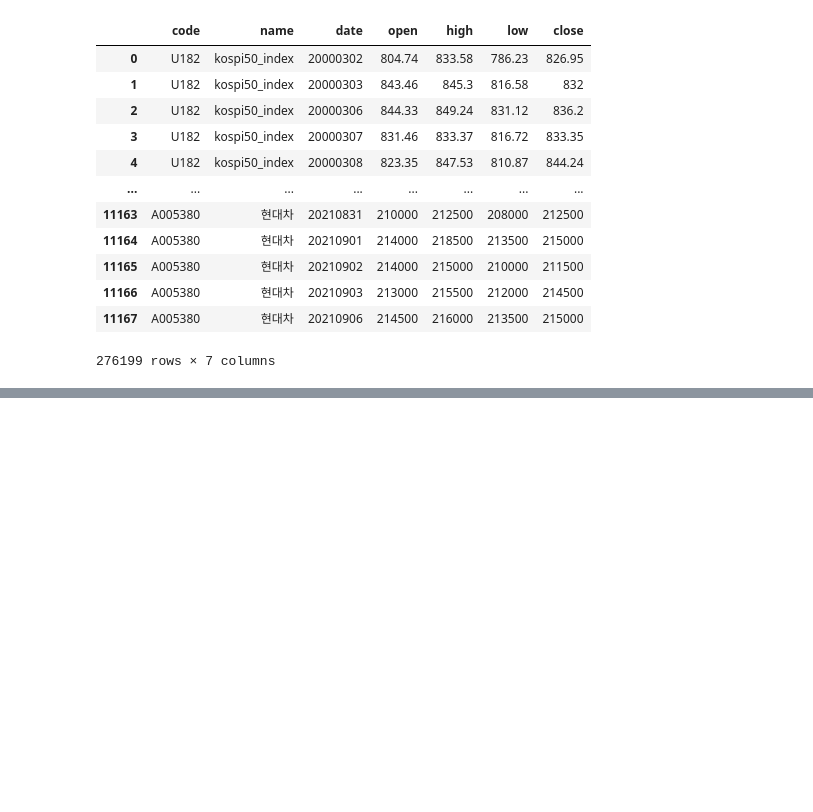
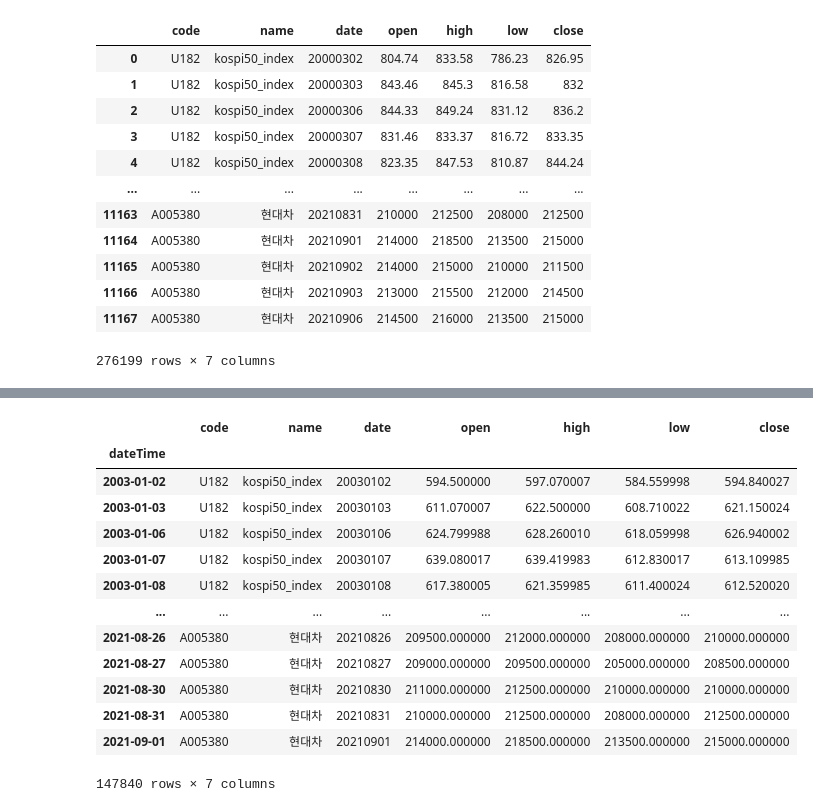
Before and after one commit to Stock-Recommandation-System-based-on-AI/stock_data, a Jupyter notebook: kospi50_all_stock_data.ipynb, the cells around one changed output, grey strips where cells are left out. Saved outputs shown, nothing was run; the diff lists cells and outputs as text; code cells hidden in the pictures; blank space fills up the shorter version.

```diff
--- a/kospi50_all_stock_data.ipynb
+++ b/kospi50_all_stock_data.ipynb
@@ -248,3 +248,6 @@ kospi50_index_stocks
 276199 rows × 7 columns
 # %%
 kospi50_index_stocks.to_csv("./data/kospi50-1980-2021.csv", index=False)
+# %%
+kospi50_index_stocks = pd.read_csv("./data/kospi50-1980-2021.csv")
+kospi50_index_stocks
@@ -250,0 +270,3 @@ kospi50_index_stocks.to_csv("./data/kospi50-1980-2021.csv", index=False)
+# %%
+codes = kospi50_index_stocks.code.unique()
+codes
@@ -250,0 +283,13 @@ kospi50_index_stocks.to_csv("./data/kospi50-1980-2021.csv", index=False)
+# %%
+res = []
+kospi31_index_stocks = pd.DataFrame()
+for c in codes:
+    stock = kospi50_index_stocks[kospi50_index_stocks.code == c]
+    stock['dateTime'] = stock['date'].apply(lambda x: pd.to_datetime(str(x), format='%Y%m%d'))
+    stock = stock.set_index('dateTime')
+    stock = stock['2003-01-01':'2021-09-01']
+    if len(stock) == 4620:
+        res.append(stock.code.unique()[0])
+        kospi31_index_stocks = pd.concat([kospi31_index_stocks, stock])
+    print(len(stock), stock.name.unique())
+print(len(res), res)
@@ -250,0 +319,17 @@ kospi50_index_stocks.to_csv("./data/kospi50-1980-2021.csv", index=False)
+# %%
+kospi31_index_stocks
+# %% [output]
+|  | code | name | date | open | high | low | close |
+| dateTime |  |  |  |  |  |  |  |
+| 2003-01-02 | U182 | kospi50_index | 20030102 | 594.500000 | 597.070007 | 584.559998 | 594.840027 |
+| 2003-01-03 | U182 | kospi50_index | 20030103 | 611.070007 | 622.500000 | 608.710022 | 621.150024 |
+| 2003-01-06 | U182 | kospi50_index | 20030106 | 624.799988 | 628.260010 | 618.059998 | 626.940002 |
+| 2003-01-07 | U182 | kospi50_index | 20030107 | 639.080017 | 639.419983 | 612.830017 | 613.109985 |
+| 2003-01-08 | U182 | kospi50_index | 20030108 | 617.380005 | 621.359985 | 611.400024 | 612.520020 |
+| ... | ... | ... | ... | ... | ... | ... | ... |
+| 2021-08-26 | A005380 | 현대차 | 20210826 | 209500.000000 | 212000.000000 | 208000.000000 | 210000.000000 |
+| 2021-08-27 | A005380 | 현대차 | 20210827 | 209000.000000 | 209500.000000 | 205000.000000 | 208500.000000 |
+| 2021-08-30 | A005380 | 현대차 | 20210830 | 211000.000000 | 212500.000000 | 210000.000000 | 210000.000000 |
+| 2021-08-31 | A005380 | 현대차 | 20210831 | 210000.000000 | 212500.000000 | 208000.000000 | 212500.000000 |
+| 2021-09-01 | A005380 | 현대차 | 20210901 | 214000.000000 | 218500.000000 | 213500.000000 | 215000.000000 |
+147840 rows × 7 columns
```
Also changed, not shown: parts of 7 cells of this notebook, 2 other files.
